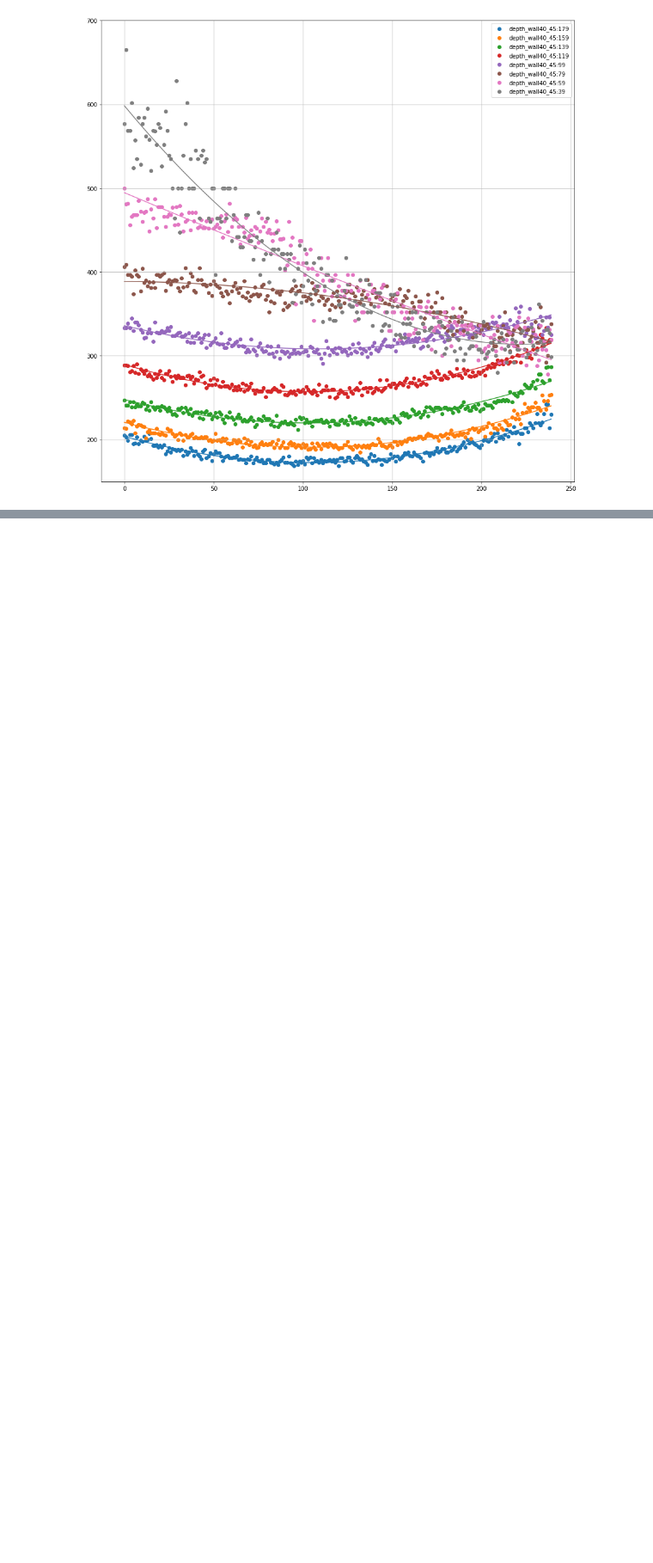
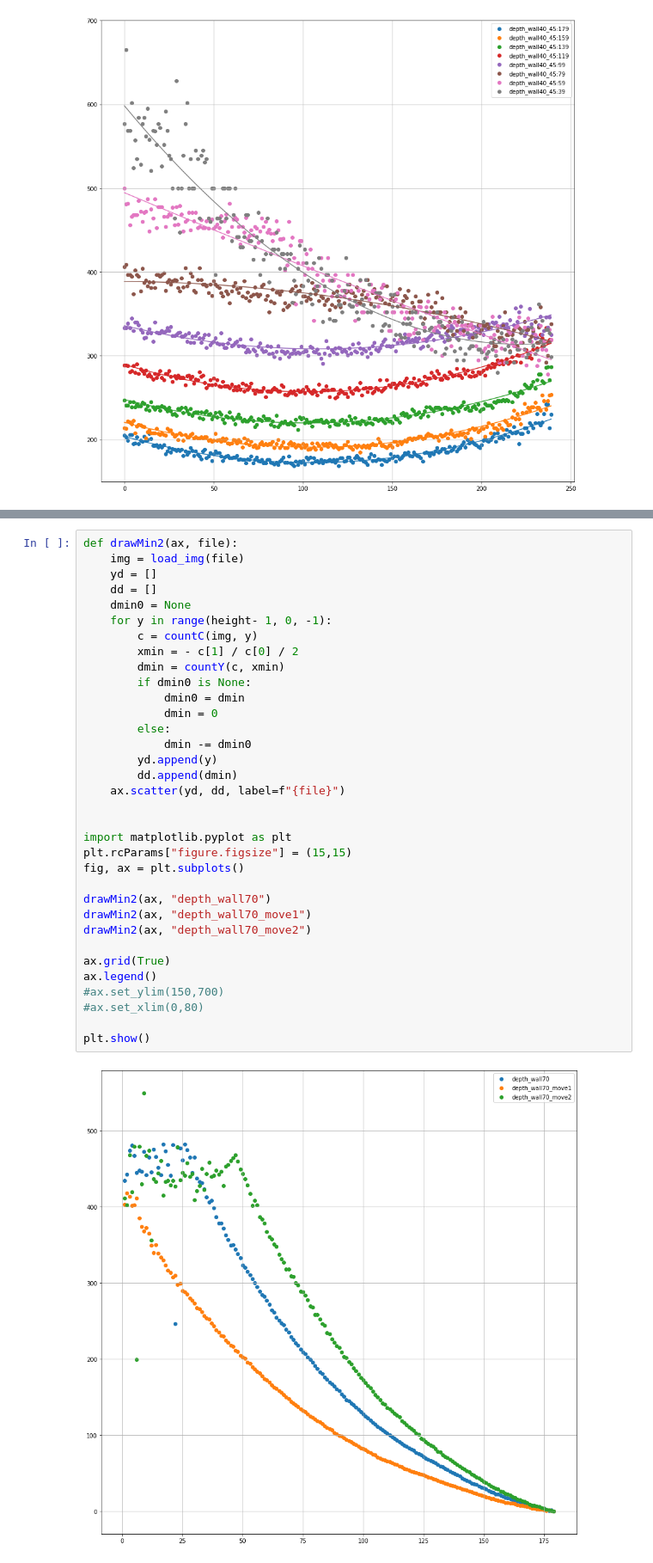
Before and after one commit to dimatoys/srobot, a Jupyter notebook: analysis/camera4.ipynb, the cells around one changed output, grey strips where cells are left out. Shown: that part at 86% size. Drawn from its saved outputs; the diff is of its cells as text; blank space fills up the shorter version.

```diff
--- a/analysis/camera4.ipynb
+++ b/analysis/camera4.ipynb
@@ -192,0 +250,36 @@ plt.show()
+# %%
+def drawMin2(ax, file):
+    img = load_img(file)
+    yd = []
+    dd = []
+    dmin0 = None
+    for y in range(height- 1, 0, -1):
+        c = countC(img, y)
+        xmin = - c[1] / c[0] / 2
+        dmin = countY(c, xmin)
+        if dmin0 is None:
+            dmin0 = dmin
+            dmin = 0
+        else:
+            dmin -= dmin0
+        yd.append(y)
+        dd.append(dmin)
+    ax.scatter(yd, dd, label=f"{file}")
+
+
+import matplotlib.pyplot as plt
+plt.rcParams["figure.figsize"] = (15,15)
+fig, ax = plt.subplots()
+
+drawMin2(ax, "depth_wall70")
+drawMin2(ax, "depth_wall70_move1")
+drawMin2(ax, "depth_wall70_move2")
+
+ax.grid(True)
+ax.legend()
+#ax.set_ylim(150,700)
+#ax.set_xlim(0,80)
+
+plt.show()
+# %% [output]
+[figure, added]
```
Also changed, not shown: parts of 2 cells of this notebook.
